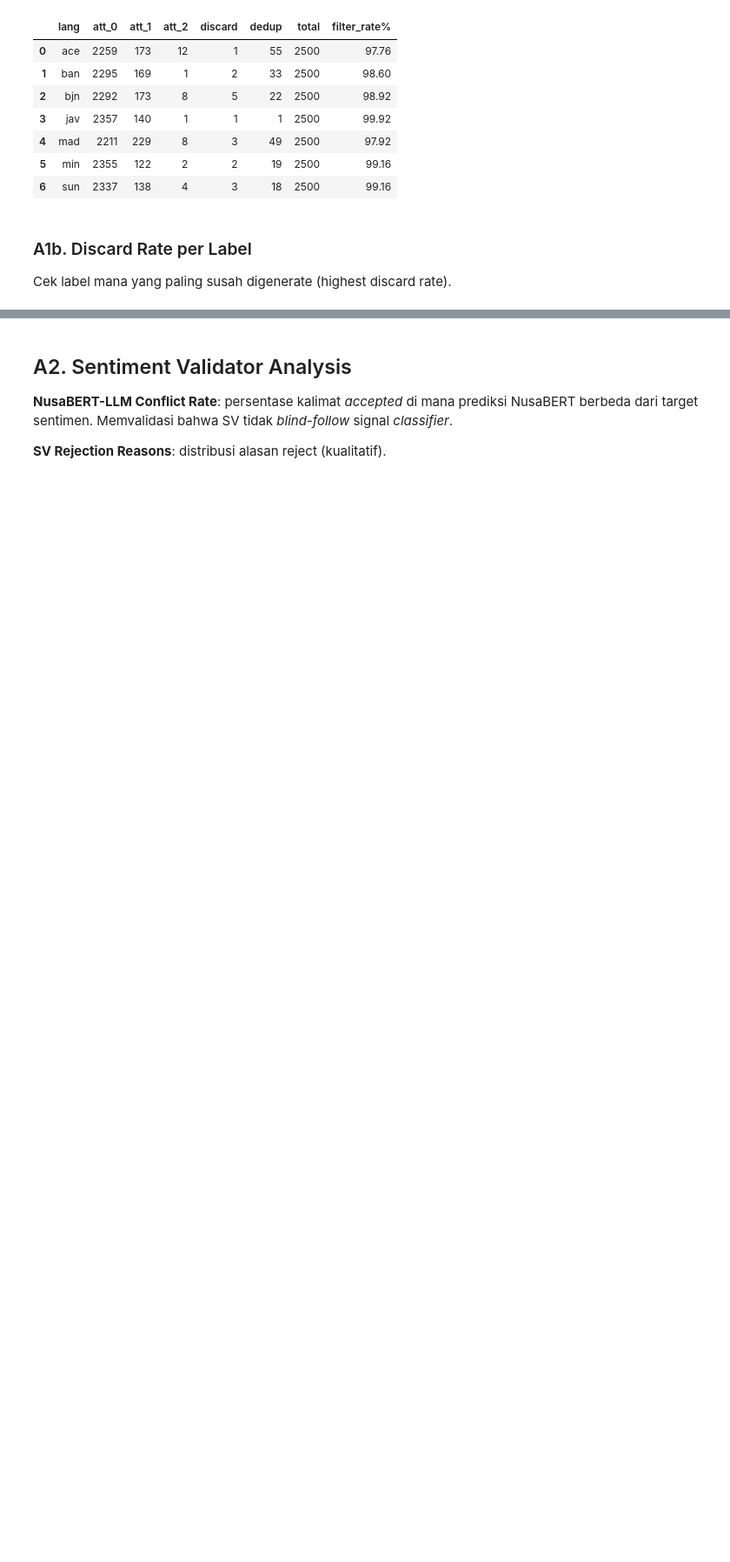
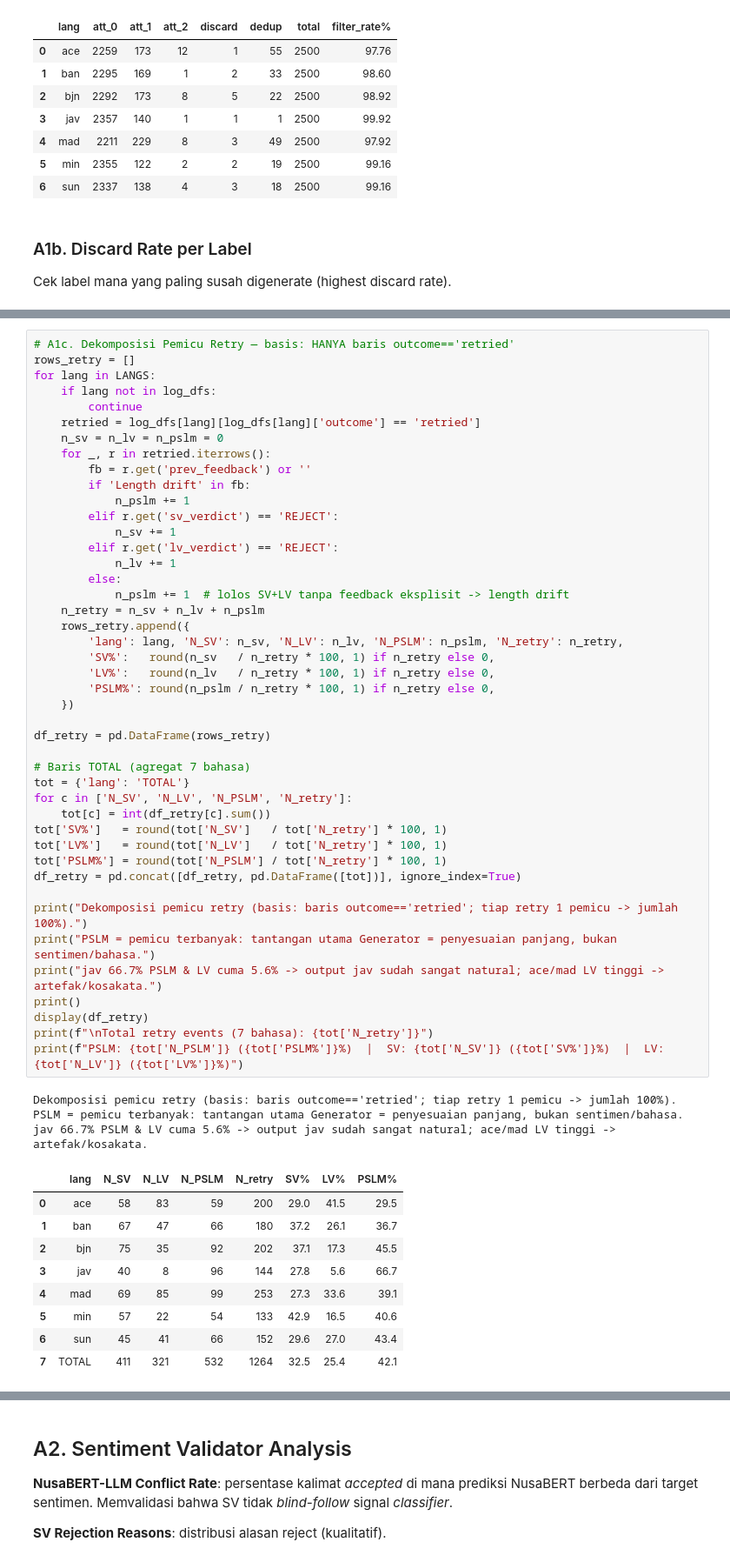
Before and after one commit to Michs224/MAGenerator, a Jupyter notebook: notebook/bab_iv_metrics.ipynb, the cells around one changed output, grey strips where cells are left out. Shown at 87% size. Cells and saved outputs as stored; diff of their text form; blank space fills up the shorter version.

```diff
--- a/notebook/bab_iv_metrics.ipynb
+++ b/notebook/bab_iv_metrics.ipynb
@@ -159,0 +204,57 @@ display(pd.DataFrame(rows))
+# %%
+# A1c. Dekomposisi Pemicu Retry — basis: HANYA baris outcome=='retried'
+rows_retry = []
+for lang in LANGS:
+    if lang not in log_dfs:
+        continue
+    retried = log_dfs[lang][log_dfs[lang]['outcome'] == 'retried']
+    n_sv = n_lv = n_pslm = 0
+    for _, r in retried.iterrows():
+        fb = r.get('prev_feedback') or ''
+        if 'Length drift' in fb:
+            n_pslm += 1
+        elif r.get('sv_verdict') == 'REJECT':
+            n_sv += 1
+        elif r.get('lv_verdict') == 'REJECT':
+            n_lv += 1
+        else:
+            n_pslm += 1  # lolos SV+LV tanpa feedback eksplisit -> length drift
+    n_retry = n_sv + n_lv + n_pslm
+    rows_retry.append({
+        'lang': lang, 'N_SV': n_sv, 'N_LV': n_lv, 'N_PSLM': n_pslm, 'N_retry': n_retry,
+        'SV%':   round(n_sv   / n_retry * 100, 1) if n_retry else 0,
+        'LV%':   round(n_lv   / n_retry * 100, 1) if n_retry else 0,
+        'PSLM%': round(n_pslm / n_retry * 100, 1) if n_retry else 0,
+    })
+
+df_retry = pd.DataFrame(rows_retry)
+
+# Baris TOTAL (agregat 7 bahasa)
+tot = {'lang': 'TOTAL'}
+for c in ['N_SV', 'N_LV', 'N_PSLM', 'N_retry']:
+    tot[c] = int(df_retry[c].sum())
+tot['SV%']   = round(tot['N_SV']   / tot['N_retry'] * 100, 1)
+tot['LV%']   = round(tot['N_LV']   / tot['N_retry'] * 100, 1)
+tot['PSLM%'] = round(tot['N_PSLM'] / tot['N_retry'] * 100, 1)
+df_retry = pd.concat([df_retry, pd.DataFrame([tot])], ignore_index=True)
+
+print("Dekomposisi pemicu retry (basis: baris outcome=='retried'; tiap retry 1 pemicu -> jumlah 100%).")
+print("PSLM = pemicu terbanyak: tantangan utama Generator = penyesuaian panjang, bukan sentimen/bahasa.")
+print("jav 66.7% PSLM & LV cuma 5.6% -> output jav sudah sangat natural; ace/mad LV tinggi -> artefak/kosakata.")
+print()
+display(df_retry)
+print(f"\nTotal retry events (7 bahasa): {tot['N_retry']}")
+print(f"PSLM: {tot['N_PSLM']} ({tot['PSLM%']}%)  |  SV: {tot['N_SV']} ({tot['SV%']}%)  |  LV: {tot['N_LV']} ({tot['LV%']}%)")
+# %% [output]
+Dekomposisi pemicu retry (basis: baris outcome=='retried'; tiap retry 1 pemicu -> jumlah 100%).
+PSLM = pemicu terbanyak: tantangan utama Generator = penyesuaian panjang, bukan sentimen/bahasa.
+jav 66.7% PSLM & LV cuma 5.6% -> output jav sudah sangat natural; ace/mad LV tinggi -> artefak/kosakata.
+|  | lang | N_SV | N_LV | N_PSLM | N_retry | SV% | LV% | PSLM% |
+| 0 | ace | 58 | 83 | 59 | 200 | 29.0 | 41.5 | 29.5 |
+| 1 | ban | 67 | 47 | 66 | 180 | 37.2 | 26.1 | 36.7 |
+| 2 | bjn | 75 | 35 | 92 | 202 | 37.1 | 17.3 | 45.5 |
+| 3 | jav | 40 | 8 | 96 | 144 | 27.8 | 5.6 | 66.7 |
+| 4 | mad | 69 | 85 | 99 | 253 | 27.3 | 33.6 | 39.1 |
+| 5 | min | 57 | 22 | 54 | 133 | 42.9 | 16.5 | 40.6 |
+| 6 | sun | 45 | 41 | 66 | 152 | 29.6 | 27.0 | 43.4 |
+| 7 | TOTAL | 411 | 321 | 532 | 1264 | 32.5 | 25.4 | 42.1 |
```
Also changed, not shown: parts of 3 cells of this notebook, 14 other files.
